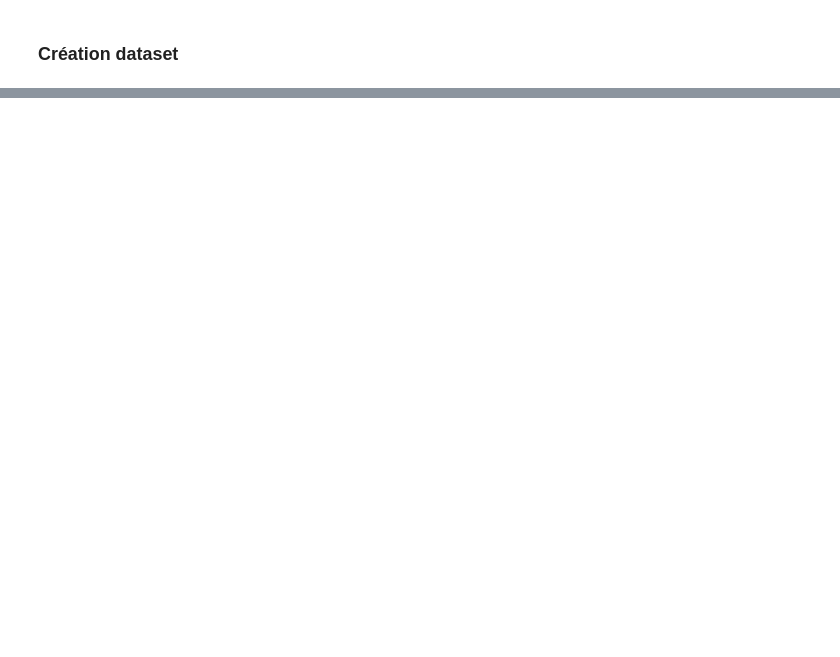
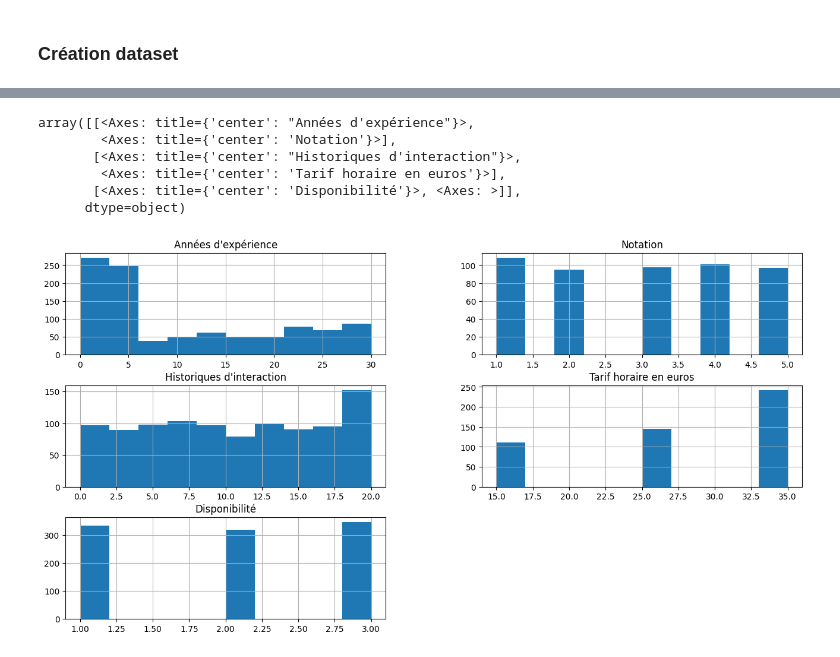
Before and after one commit to MariefloChm/Projet_intensif, a Jupyter notebook: generate_data.ipynb, the cells around one changed output, grey strips where cells are left out. Cells and saved outputs as stored; diff of their text form; code cells hidden in the pictures; blank space fills up the shorter version.

```diff
--- a/generate_data.ipynb
+++ b/generate_data.ipynb
@@ -191,0 +237,2 @@ df.head()
+# %%
+num_df =df.select_dtypes(include=["int","float"]).drop(labels=["ID"], axis=1)
@@ -191,0 +251,10 @@ df.head()
+# %%
+num_df.hist(figsize=(16,8))
+# %% [output]
+array([[<Axes: title={'center': "Années d'expérience"}>,
+        <Axes: title={'center': 'Notation'}>],
+       [<Axes: title={'center': "Historiques d'interaction"}>,
+        <Axes: title={'center': 'Tarif horaire en euros'}>],
+       [<Axes: title={'center': 'Disponibilité'}>, <Axes: >]],
+      dtype=object)
+[figure, added]
```
Also changed, not shown: parts of 18 cells of this notebook, 1 other file.
